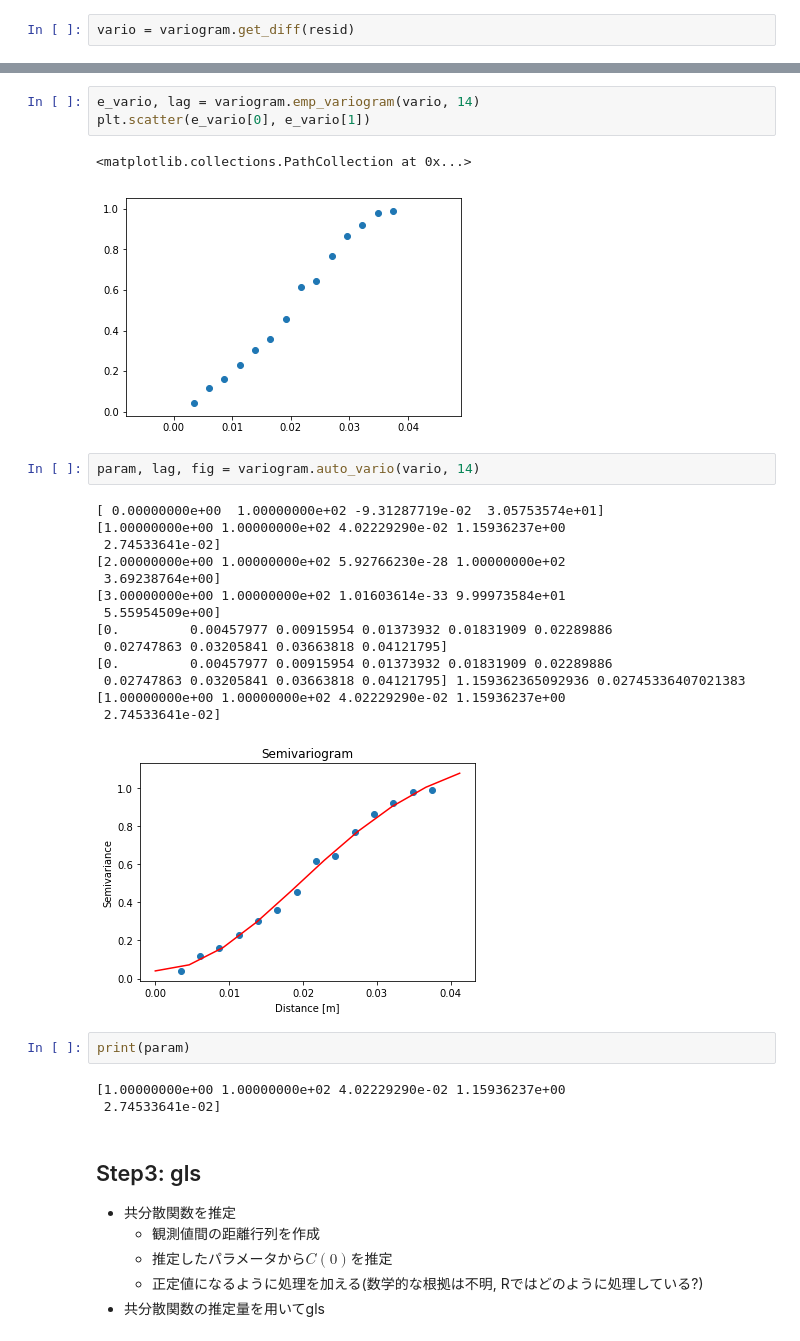
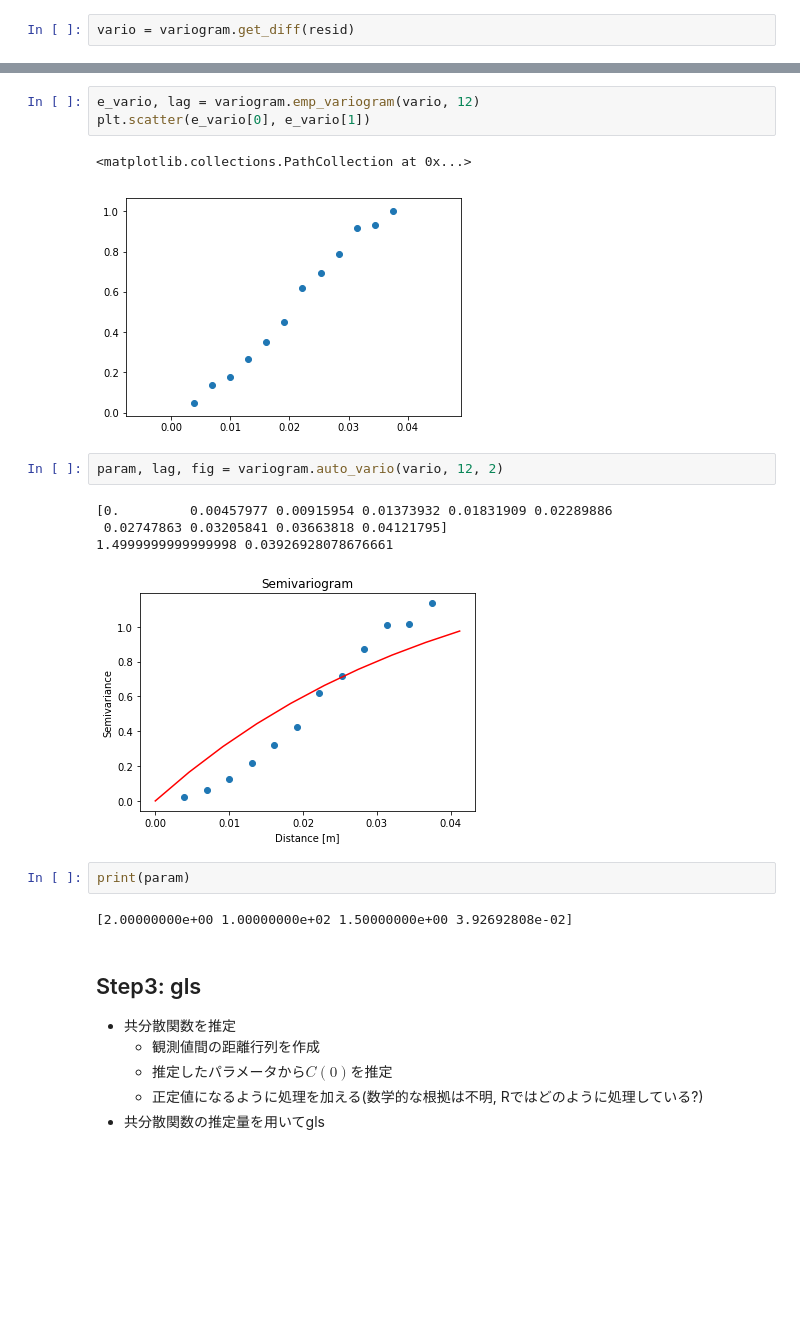
Before and after one commit to ryuya-ko/LDAT_LS_2019, a Jupyter notebook: code/python/test_kriging_est.ipynb, the cells around one changed output, grey strips where cells are left out. Cells and saved outputs as stored; diff of their text form; blank space fills up the shorter version.

```diff
--- a/code/python/test_kriging_est.ipynb
+++ b/code/python/test_kriging_est.ipynb
@@ -60,31 +63,20 @@ plt.scatter(vario[0], vario[1])
 # %%
-e_vario, lag = variogram.emp_variogram(vario, 14)
+e_vario, lag = variogram.emp_variogram(vario, 12)
 plt.scatter(e_vario[0], e_vario[1])
 # %% [output]
 <matplotlib.collections.PathCollection at 0x...>
-[figure, old version]
+[figure, new version]
 # %%
-param, lag, fig = variogram.auto_vario(vario, 14)
+param, lag, fig = variogram.auto_vario(vario, 12, 2)
 # %% [output]
-[ 0.00000000e+00  1.00000000e+02 -9.31287719e-02  3.05753574e+01]
-[1.00000000e+00 1.00000000e+02 4.02229290e-02 1.15936237e+00
- 2.74533641e-02]
-[2.00000000e+00 1.00000000e+02 5.92766230e-28 1.00000000e+02
- 3.69238764e+00]
-[3.00000000e+00 1.00000000e+02 1.01603614e-33 9.99973584e+01
- 5.55954509e+00]
 [0.         0.00457977 0.00915954 0.01373932 0.01831909 0.02289886
  0.02747863 0.03205841 0.03663818 0.04121795]
-[0.         0.00457977 0.00915954 0.01373932 0.01831909 0.02289886
- 0.02747863 0.03205841 0.03663818 0.04121795] 1.159362365092936 0.02745336407021383
-[1.00000000e+00 1.00000000e+02 4.02229290e-02 1.15936237e+00
- 2.74533641e-02]
+1.4999999999999998 0.03926928078676661
-[figure, old version]
+[figure, new version]
 # %%
 print(param)
 # %% [output]
-[1.00000000e+00 1.00000000e+02 4.02229290e-02 1.15936237e+00
- 2.74533641e-02]
+[2.00000000e+00 1.00000000e+02 1.50000000e+00 3.92692808e-02]
 # %% [markdown]
 ## Step3: gls
 - 共分散関数を推定
```
Also changed, not shown: parts of 9 cells of this notebook, 2 other files.
